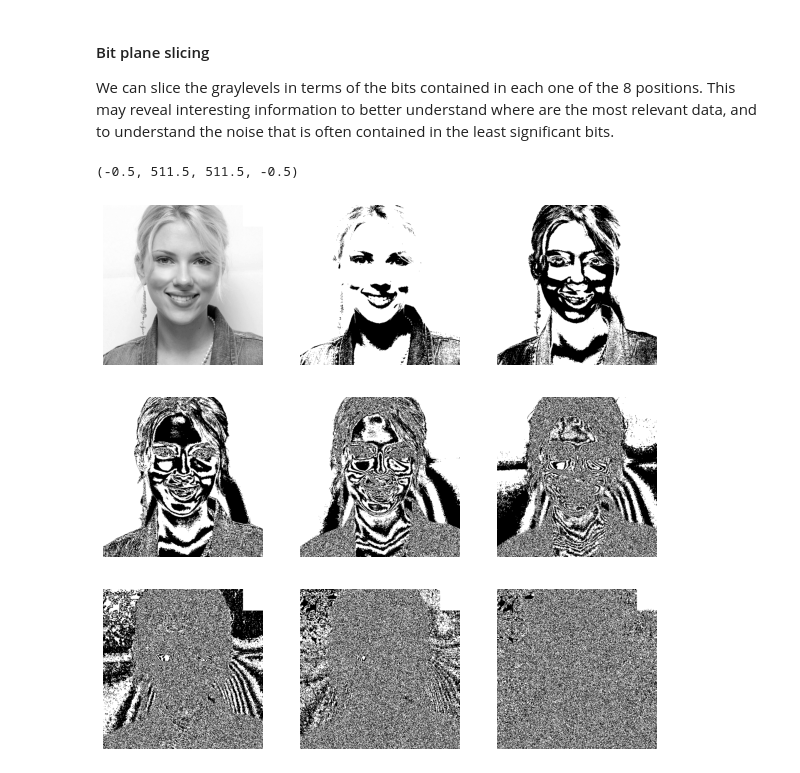
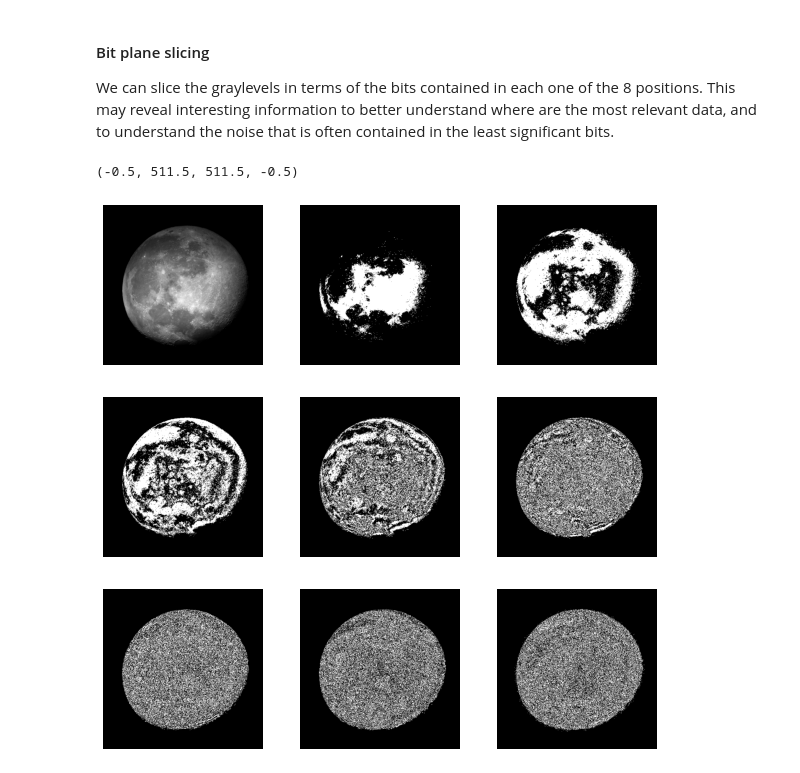
Before and after one commit to gustavosb64/ImageProcessingCourse, a Jupyter notebook: LecturesCodes/02_enhancement-pixel.ipynb, the cells around one changed output. Saved outputs shown, nothing was run; the diff lists cells and outputs as text; code cells hidden in the pictures.

```diff
--- a/LecturesCodes/02_enhancement-pixel.ipynb
+++ b/LecturesCodes/02_enhancement-pixel.ipynb
@@ -225,7 +227,7 @@ plt.imshow(img2_sigm, cmap="gray")
 
 We can slice the graylevels in terms of the bits contained in each one of the 8 positions. This may reveal interesting information to better understand where are the most relevant data, and to understand the noise that is often contained in the least significant bits.
 # %%
-img2 = imageio.imread("images/scarlett_edited.jpg")
+img2 = imageio.imread("images/moon3.jpg")
 
 plt.figure(figsize=(10,10))
 
@@ -241,31 +243,31 @@ img2_b8 = img2 & 0b00000001
 
 plt.subplot(331)
 plt.imshow(img2, cmap='gray')
 plt.axis('off')
 plt.subplot(332)
 plt.imshow(img2_b1, cmap='gray')
 plt.axis('off')
 plt.subplot(333)
 plt.imshow(img2_b2, cmap='gray')
 plt.axis('off')
 plt.subplot(334)
 plt.imshow(img2_b3, cmap='gray')
 plt.axis('off')
 plt.subplot(335)
 plt.imshow(img2_b4, cmap='gray')
 plt.axis('off')
 plt.subplot(336)
 plt.imshow(img2_b5, cmap='gray')
 plt.axis('off')
 plt.subplot(337)
 plt.imshow(img2_b6, cmap='gray')
 plt.axis('off')
 plt.subplot(338)
 plt.imshow(img2_b7, cmap='gray')
 plt.axis('off')
 plt.subplot(339)
 plt.imshow(img2_b8, cmap='gray')
 plt.axis('off')
 # %% [output]
 (-0.5, 511.5, 511.5, -0.5)
-[figure, old version]
+[figure, new version]
```
Also changed, not shown: parts of 4 cells of this notebook, 2 other files.
